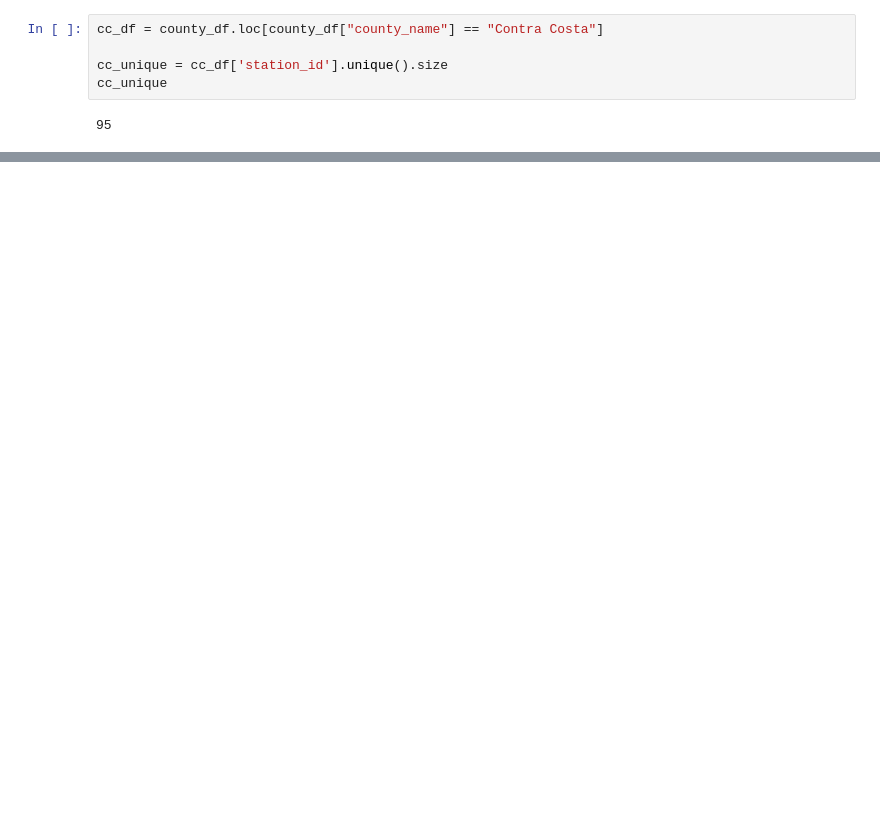
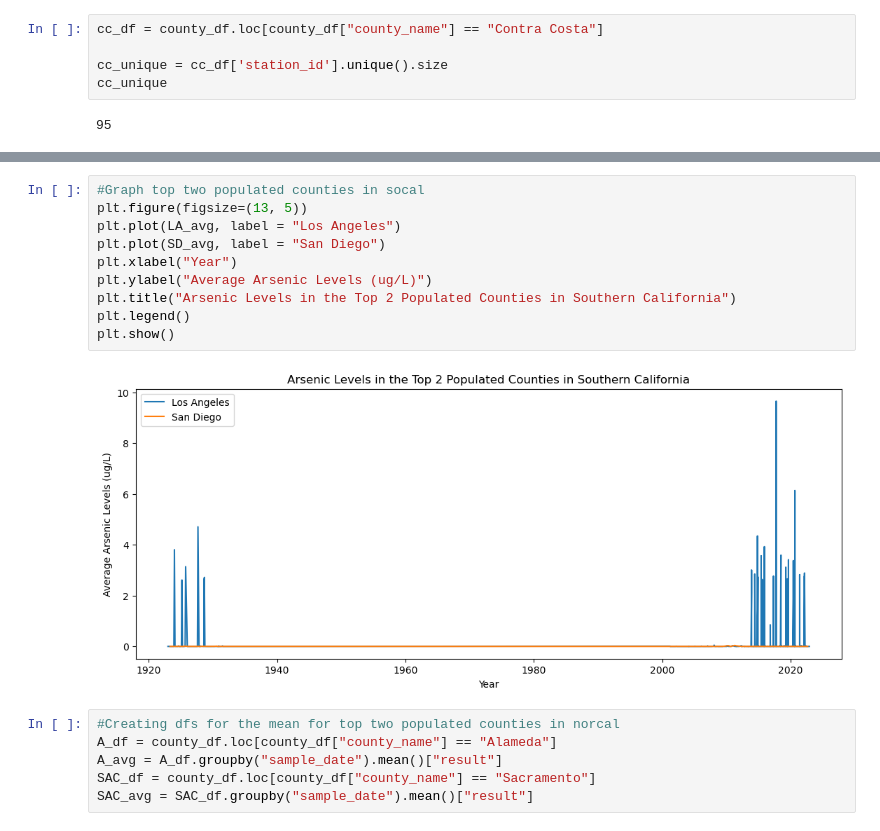
Before and after one commit to AntoFa1990/CA_Water_Analysis, a Jupyter notebook: WaterBrainstormLorela.ipynb, the cells around one changed output, grey strips where cells are left out. Saved outputs shown, nothing was run; the diff lists cells and outputs as text; blank space fills up the shorter version.

```diff
--- a/WaterBrainstormLorela.ipynb
+++ b/WaterBrainstormLorela.ipynb
@@ -323,0 +322,18 @@ plt.show()
+# %%
+#Graph top two populated counties in socal
+plt.figure(figsize=(13, 5))
+plt.plot(LA_avg, label = "Los Angeles")
+plt.plot(SD_avg, label = "San Diego")
+plt.xlabel("Year")
+plt.ylabel("Average Arsenic Levels (ug/L)")
+plt.title("Arsenic Levels in the Top 2 Populated Counties in Southern California")
+plt.legend()
+plt.show()
+# %% [output]
+[figure, added]
+# %%
+#Creating dfs for the mean for top two populated counties in norcal
+A_df = county_df.loc[county_df["county_name"] == "Alameda"]
+A_avg = A_df.groupby("sample_date").mean()["result"]
+SAC_df = county_df.loc[county_df["county_name"] == "Sacramento"]
+SAC_avg = SAC_df.groupby("sample_date").mean()["result"]
```
Also changed, not shown: parts of 53 cells of this notebook, 6 other files.
